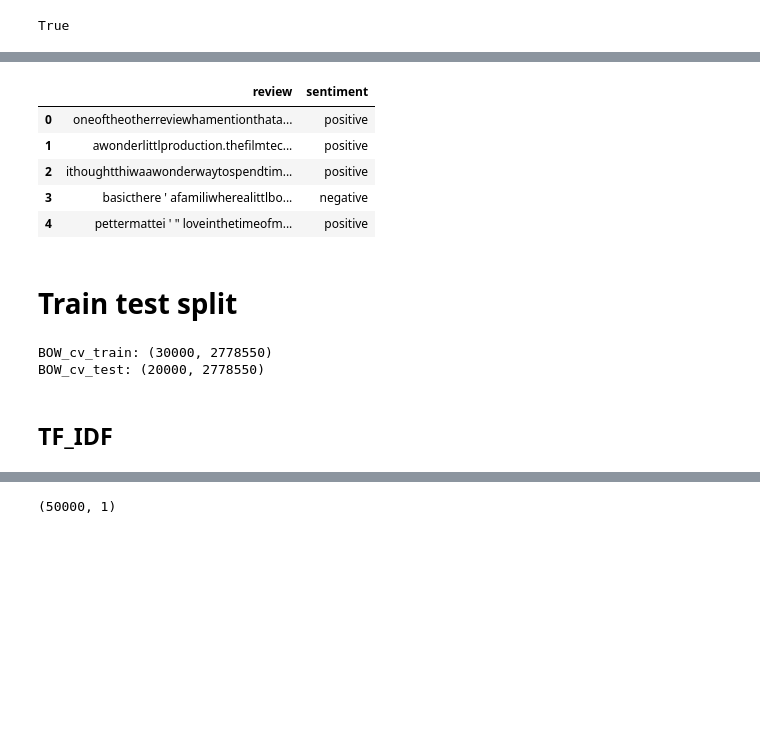
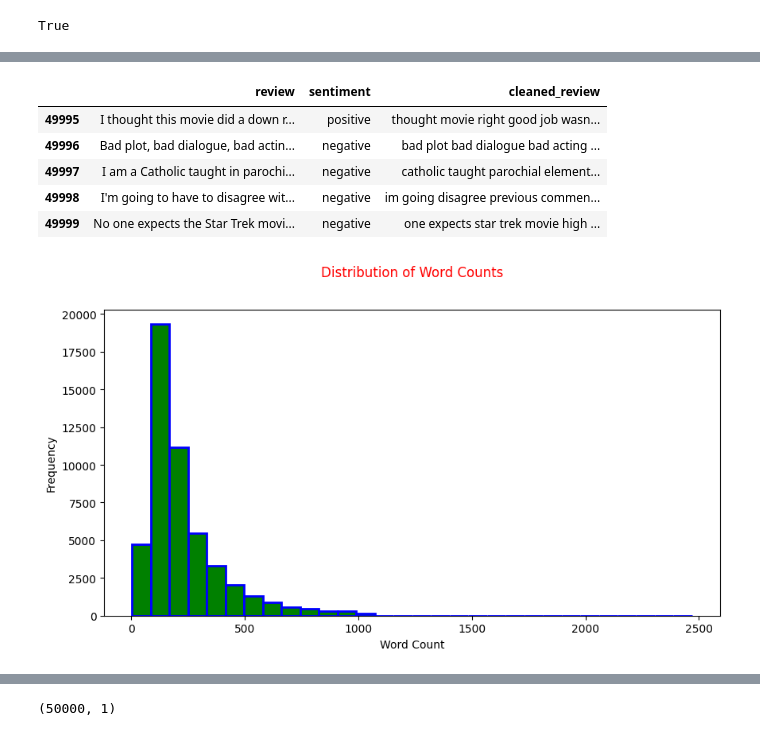
Before and after one commit to joynaomi81/Sentiment-Analysis-Project, a Jupyter notebook: Sentiment_Analysis_Project.ipynb, the cells around one changed output, grey strips where cells are left out. Drawn from its saved outputs; the diff is of its cells as text; code cells hidden in the pictures; blank space fills up the shorter version.

```diff
--- a/Sentiment_Analysis_Project.ipynb
+++ b/Sentiment_Analysis_Project.ipynb
@@ -120,3 +125,0 @@ def noiseremoval_text(text):
-# %%
-#Apply function on review column
-data['review']=data['review'].apply(noiseremoval_text)
@@ -140,8 +193,0 @@ def stemmer(text):
-# %%
-def stem_text(text):
-    return ' '.join([stemmer.stem(word) for word in text.split()])
-
-# Apply the stemming function to the 'review' column
-data['review'] = data['review'].apply(stemmer)
-
-print(data)
@@ -195,14 +208,9 @@ stop_words = stopwords.words("english")
-# %%
-#Apply function on column
-data['review']=data['review'].apply(removing_stopwords)
 # %%
-data.head()
+data.tail()
 # %% [output]
-|  | review | sentiment |
-| 0 | oneoftheotherreviewhamentionthata... | positive |
-| 1 | awonderlittlproduction.thefilmtec... | positive |
-| 2 | ithoughtthiwaawonderwaytospendtim... | positive |
-| 3 | basicthere ' afamiliwherealittlbo... | negative |
-| 4 | pettermattei ' " loveinthetimeofm... | positive |
+|  | review | sentiment | cleaned_review |
+| 49995 | I thought this movie did a down r... | positive | thought movie right good job wasn... |
+| 49996 | Bad plot, bad dialogue, bad actin... | negative | bad plot bad dialogue bad acting ... |
+| 49997 | I am a Catholic taught in parochi... | negative | catholic taught parochial element... |
+| 49998 | I'm going to have to disagree wit... | negative | im going disagree previous commen... |
+| 49999 | No one expects the Star Trek movi... | negative | one expects star trek movie high ... |
-# %% [markdown]
-# Train test split
@@ -214,14 +217,15 @@ test_reviews_data=data.review[30000:]
-# %%
-#Count vectorizer for bag of words
-cv=CountVectorizer(min_df=1,max_df=2,binary=False,ngram_range=(1,3))
-#transformed train reviews
-cv_train=cv.fit_transform(train_reviews_data)
-cv_test=cv.transform(test_reviews_data)
-
-print('BOW_cv_train:',cv_train.shape)
-print('BOW_cv_test:',cv_test.shape)
-# %% [output]
-BOW_cv_train: (30000, 2778550)
-BOW_cv_test: (20000, 2778550)
-# %% [markdown]
-## **TF_IDF**
+# %%
+data['word_count'] = data['review'].apply(lambda x: len(x.split()))
+data['char_count'] = data['review'].apply(lambda x: len(x))
+
+# Visualizing the distribution of word counts
+data['word_count'].hist(bins=30)
+data["word_count"].plot(kind = "hist", bins = 30, edgecolor = "blue", linewidth = 2, color = "green", figsize = (10,5))
+plt.xlabel("Word Count")
+plt.ylabel("Frequency")
+plt.title("Distribution of Word Counts", color = "red", pad = 30)
+
+
+plt.show()
+# %% [output]
+[figure, added]
```
Also changed, not shown: parts of 68 cells of this notebook.
